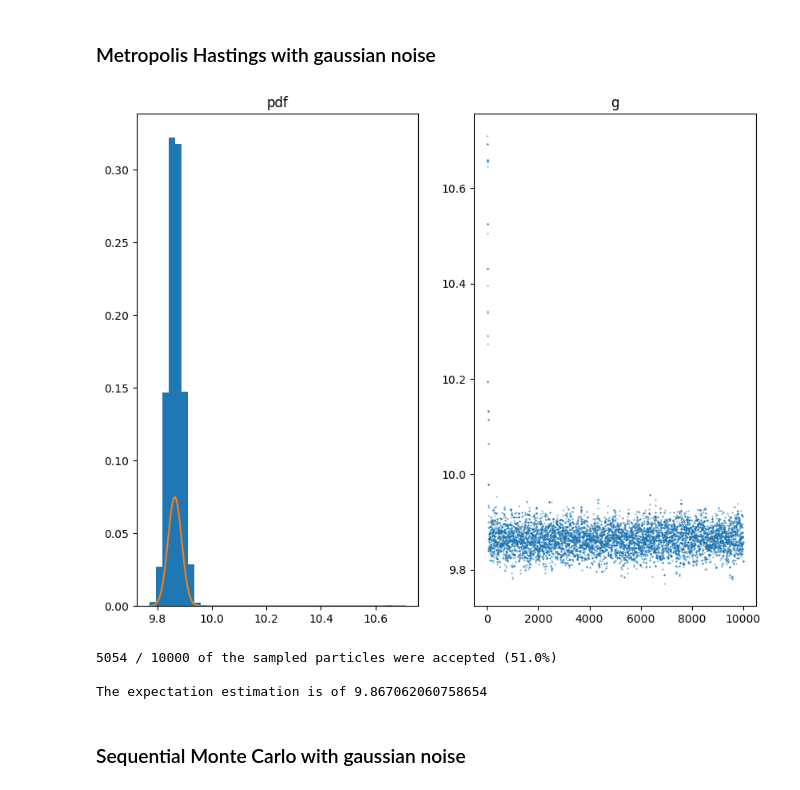
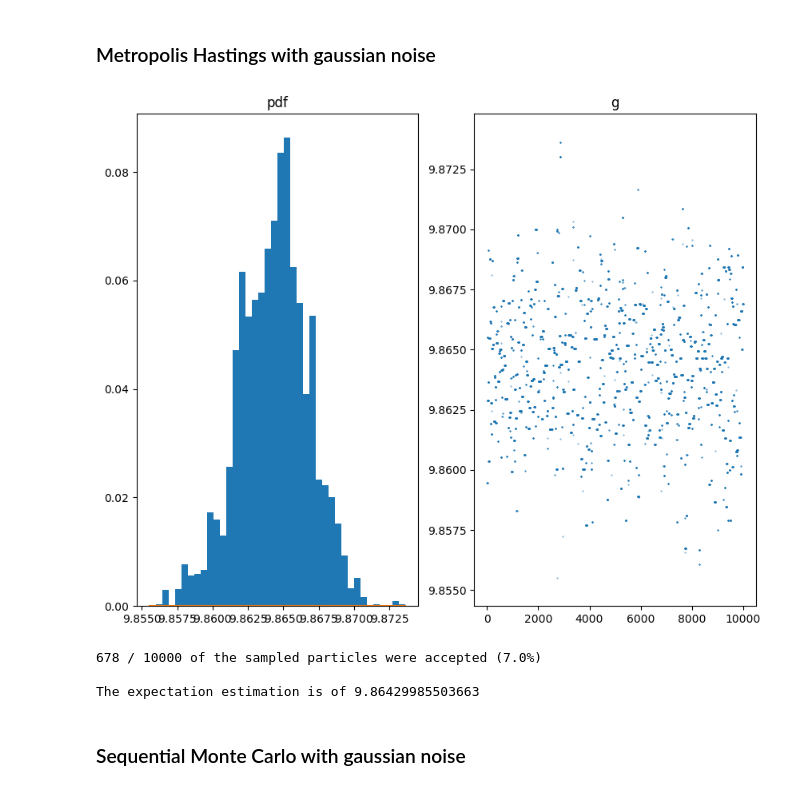
Before and after one commit to matthieubulte/smc, a Jupyter notebook: code/Results.ipynb, the cells around one changed output. Cells and saved outputs as stored; diff of their text form; code cells hidden in the pictures.

```diff
--- a/code/Results.ipynb
+++ b/code/Results.ipynb
@@ -41,41 +41,41 @@ end
 # %% [markdown]
 ### Metropolis Hastings with gaussian noise
 # %%
-function GaussianMetropolisHastings(K, prior, ϕ, γ)
+function GaussianMetropolisHastings(K, prior, ϕ, γ, warmup)
     x₀ = rand(prior, 1)
 
-    X = zeros(K, length(x₀))
-    Y = zeros(K, length(x₀))
-    W = zeros(K)
+    X = zeros(K-warmup, length(x₀))
+    W = zeros(K-warmup)
     accepted = 0
 
     w = MvNormal(γ^2*eye(length(x₀)))
     x = x₀
     ϕₓ = ϕ(x)
 
     for k=1:K
         y = x + rand(w)
         ϕₙ = ϕ(y)
         if rand() < min(1, (pdf(prior, y[1])/pdf(prior, x[1]))*exp(ϕₓ-ϕₙ))
             x = y
             ϕₓ = ϕₙ
             accepted += 1
         end
 
-        W[k] = ϕₙ
-        Y[k,:] = y
-        X[k,:] = x
+        if k > warmup
+            W[k-warmup] = ϕₙ * pdf(prior, x[1])
+            X[k-warmup,:] = x
+        end
     end
-    X, Y, exp.(-W), accepted
+    X, exp.(-W), accepted
 end
 
-out = GaussianMetropolisHastings(10_000, prior, full_loglikelihood2, 0.05)
-plotMCMC(out, full_loglikelihood2)
+out = GaussianMetropolisHastings(10_500, prior, full_loglikelihood, 0.05, 500)
+plotMCMC(out, full_loglikelihood, prior)
 # %% [output]
-[figure, old version]
+[figure, new version]
-5054 / 10000 of the sampled particles were accepted (51.0%)
+678 / 10000 of the sampled particles were accepted (7.0%)
 
-The expectation estimation is of 9.867062060758654
+The expectation estimation is of 9.86429985503663
 # %% [markdown]
 ### Sequential Monte Carlo with gaussian noise
 # %%
```
Also changed, not shown: parts of 2 cells of this notebook, 6 other files.
